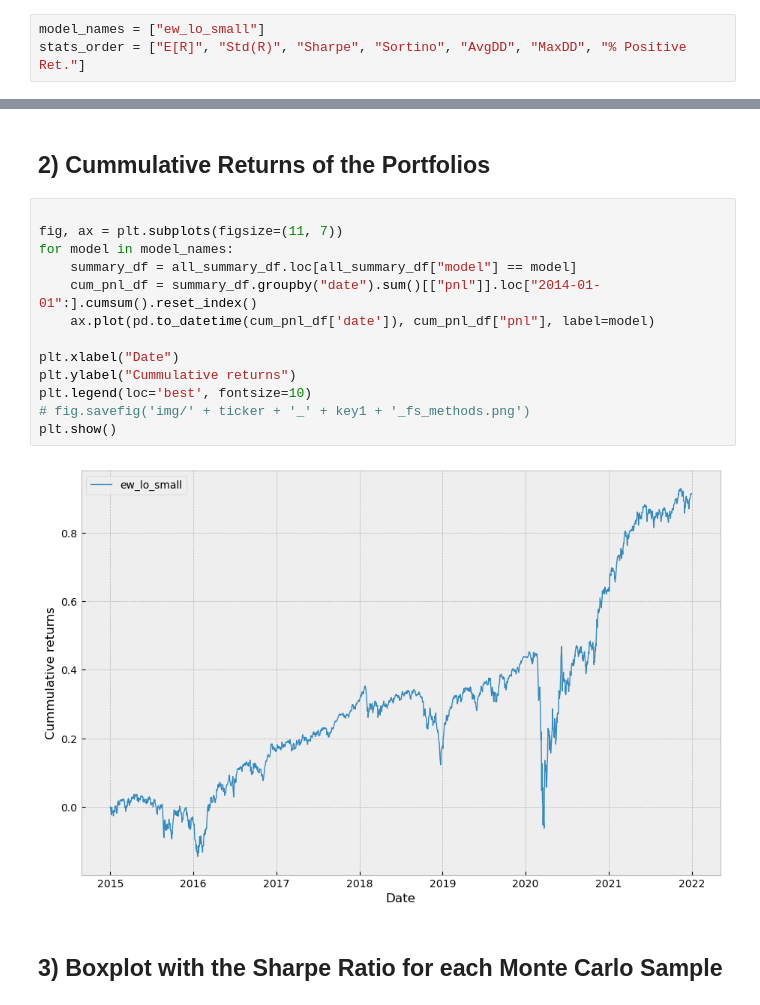
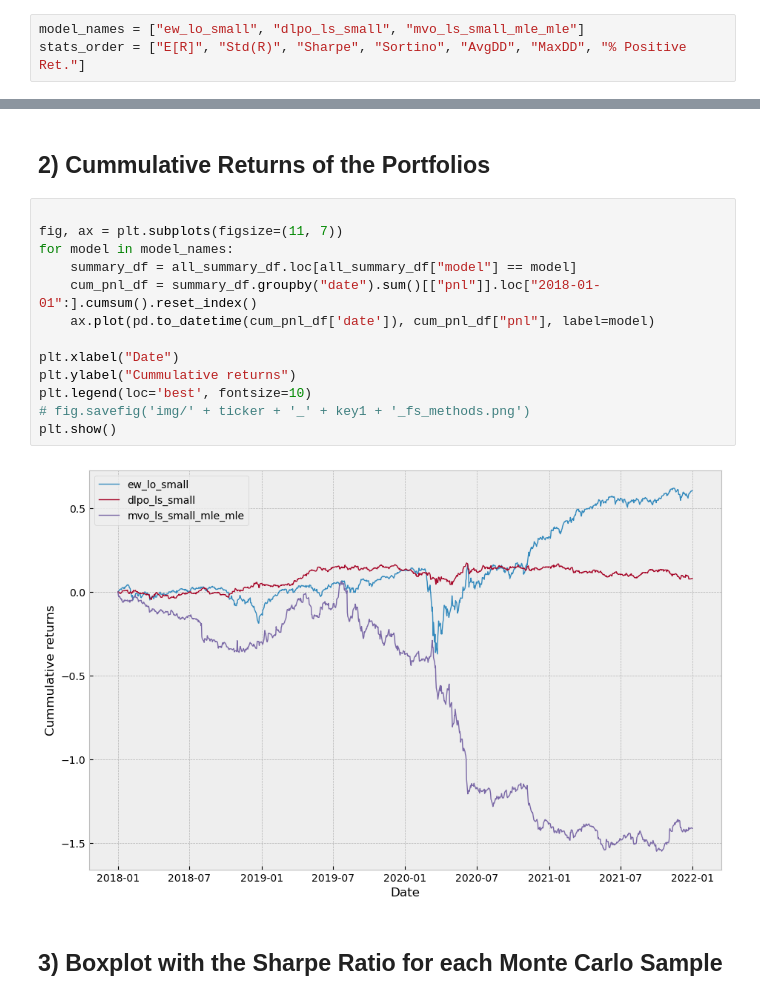
Before and after one commit to dcuoliveira/graph-portfolio-opt, a Jupyter notebook: src/results_report.ipynb, the cells around one changed output, grey strips where cells are left out. Drawn from its saved outputs; the diff is of its cells as text.

Commit message:
add dlpo and mvo small to results report

```diff
--- a/src/results_report.ipynb
+++ b/src/results_report.ipynb
@@ -12,7 +12,7 @@ from utils.dataset_utils import aggregate_results
 plt.style.use('bmh')
 plt.rcParams['lines.linewidth'] = 1
 # %%
-model_names = ["ew_lo_small"]
+model_names = ["ew_lo_small", "dlpo_ls_small", "mvo_ls_small_mle_mle"]
 stats_order = ["E[R]", "Std(R)", "Sharpe", "Sortino", "AvgDD", "MaxDD", "% Positive Ret."]
 # %%
 all_summary = []
@@ -67,18 +71,18 @@ ew\_lo\_small & 12.598263 &  19.314 & 0.652287 & 0.746558 & -3.669391 & -40.1958
 # %%
 
 fig, ax = plt.subplots(figsize=(11, 7))
 for model in model_names:
     summary_df = all_summary_df.loc[all_summary_df["model"] == model]
-    cum_pnl_df = summary_df.groupby("date").sum()[["pnl"]].loc["2014-01-01":].cumsum().reset_index()
+    cum_pnl_df = summary_df.groupby("date").sum()[["pnl"]].loc["2018-01-01":].cumsum().reset_index()
     ax.plot(pd.to_datetime(cum_pnl_df['date']), cum_pnl_df["pnl"], label=model)
 
 plt.xlabel("Date")
 plt.ylabel("Cummulative returns")
 plt.legend(loc='best', fontsize=10)
 # fig.savefig('img/' + ticker + '_' + key1 + '_fs_methods.png')
 plt.show()
 # %% [output]
-[figure, old version]
+[figure, new version]
 # %% [markdown]
 ## 3) Boxplot with the Sharpe Ratio for each Monte Carlo Sample
 # %% [markdown]
```
Also changed, not shown: parts of 2 cells of this notebook.
